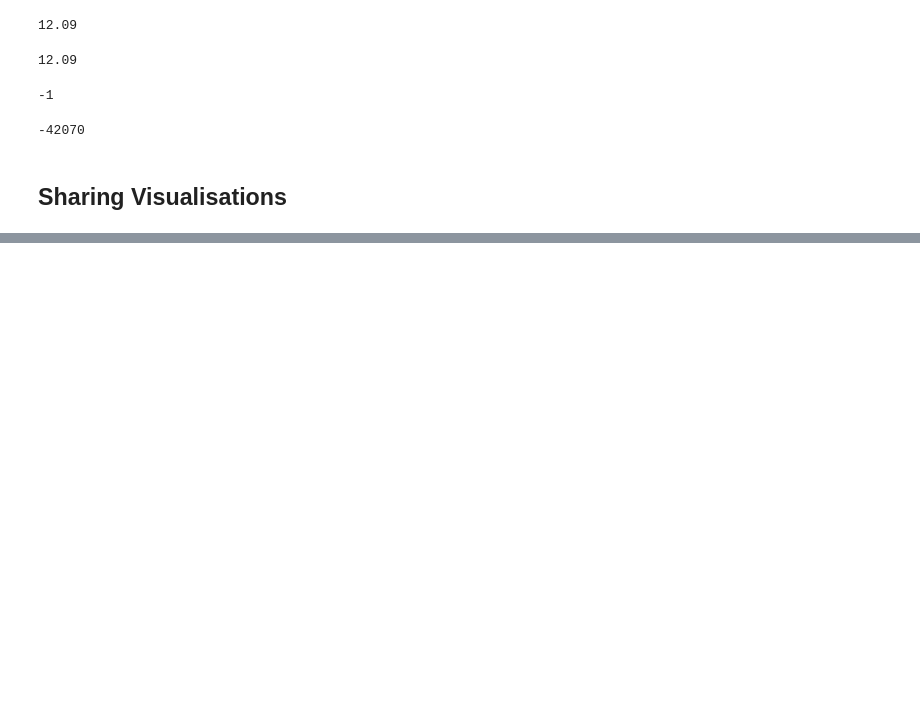
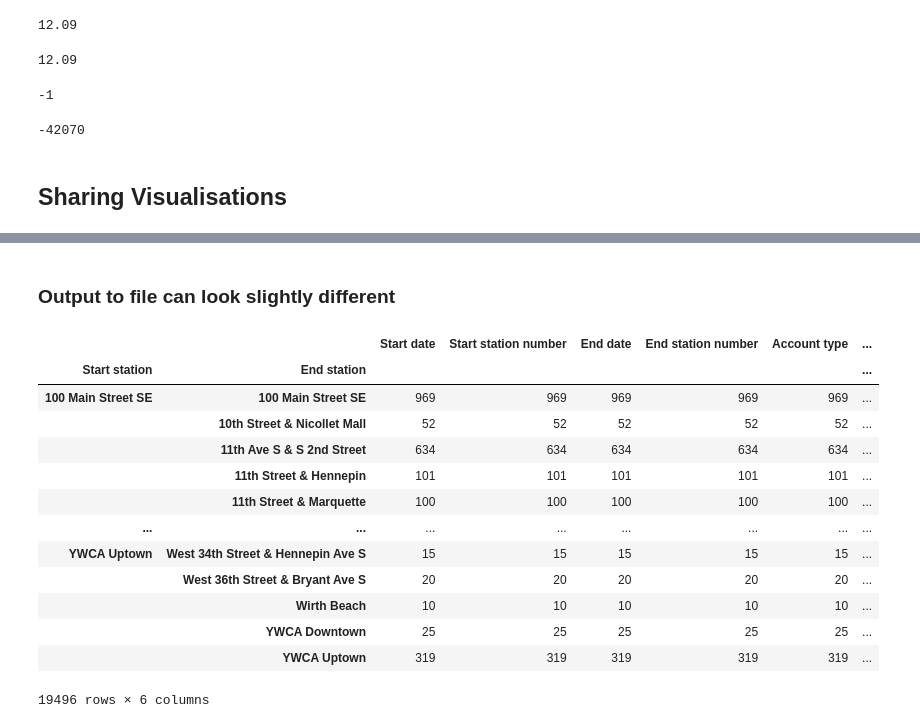
Before and after one commit to LydiaPeabody/pycon2020_talk, a Jupyter notebook: Pycon_notebook_talk.ipynb, the cells around one changed output, grey strips where cells are left out. Saved outputs shown, nothing was run; the diff lists cells and outputs as text; code cells hidden in the pictures; blank space fills up the shorter version.

```diff
--- a/Pycon_notebook_talk.ipynb
+++ b/Pycon_notebook_talk.ipynb
@@ -111,3 +111,22 @@ fig.show()
 fig.write_html("./output/locations_map.html")
 # %%
 fig.write_html("./output/locations_map.html", auto_open=True)
+# %% [markdown]
+### Output to file can look slightly different
+# %%
+trip_df.groupby(['Start station','End station']).count()
+# %% [output]
+|  |  | Start date | Start station number | End date | End station number | Account type | ... |
+| Start station | End station |  |  |  |  |  | ... |
+| 100 Main Street SE | 100 Main Street SE | 969 | 969 | 969 | 969 | 969 | ... |
+|  | 10th Street & Nicollet Mall | 52 | 52 | 52 | 52 | 52 | ... |
+|  | 11th Ave S & S 2nd Street | 634 | 634 | 634 | 634 | 634 | ... |
+|  | 11th Street & Hennepin | 101 | 101 | 101 | 101 | 101 | ... |
+|  | 11th Street & Marquette | 100 | 100 | 100 | 100 | 100 | ... |
+| ... | ... | ... | ... | ... | ... | ... | ... |
+| YWCA Uptown | West 34th Street & Hennepin Ave S | 15 | 15 | 15 | 15 | 15 | ... |
+|  | West 36th Street & Bryant Ave S | 20 | 20 | 20 | 20 | 20 | ... |
+|  | Wirth Beach | 10 | 10 | 10 | 10 | 10 | ... |
+|  | YWCA Downtown | 25 | 25 | 25 | 25 | 25 | ... |
+|  | YWCA Uptown | 319 | 319 | 319 | 319 | 319 | ... |
+19496 rows × 6 columns
```
Also changed, not shown: parts of 2 cells of this notebook, 4 other files.
